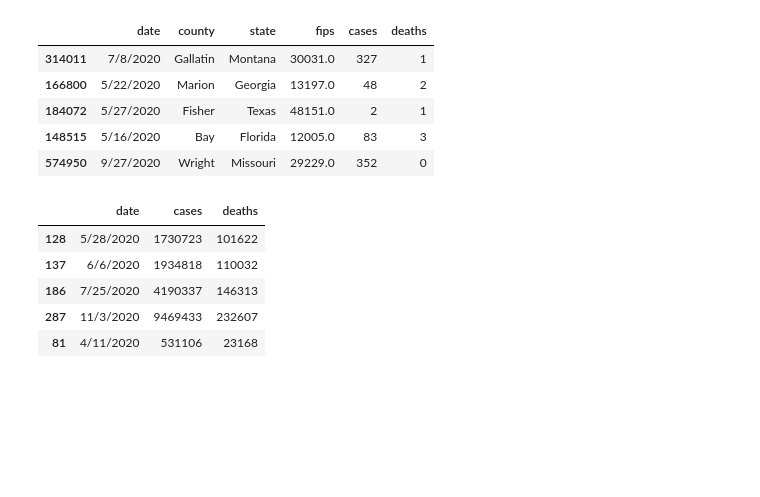
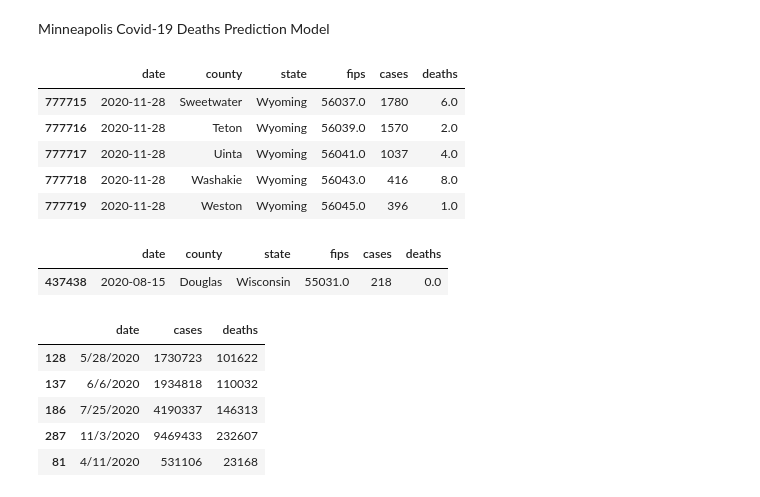
Before and after one commit to searanch/covid-19-predictions, a Jupyter notebook: minneapolis.ipynb, the cells around one changed output. Saved outputs shown, nothing was run; the diff lists cells and outputs as text; code cells hidden in the pictures; blank space fills up the shorter version.

Commit message:
Runs. Updated new predictions and checked predictions.

```diff
--- a/minneapolis.ipynb
+++ b/minneapolis.ipynb
@@ -13,14 +15,32 @@ from datetime import datetime
+# %% [markdown]
+Minneapolis Covid-19 Deaths Prediction Model
 # %%
 # load county data
 counties = pd.read_csv('us-counties.csv')
-counties.sample(5)
+counties.tail(5)
 # %% [output]
 |  | date | county | state | fips | cases | deaths |
-| 314011 | 7/8/2020 | Gallatin | Montana | 30031.0 | 327 | 1 |
-| 166800 | 5/22/2020 | Marion | Georgia | 13197.0 | 48 | 2 |
-| 184072 | 5/27/2020 | Fisher | Texas | 48151.0 | 2 | 1 |
-| 148515 | 5/16/2020 | Bay | Florida | 12005.0 | 83 | 3 |
-| 574950 | 9/27/2020 | Wright | Missouri | 29229.0 | 352 | 0 |
+| 777715 | 2020-11-28 | Sweetwater | Wyoming | 56037.0 | 1780 | 6.0 |
+| 777716 | 2020-11-28 | Teton | Wyoming | 56039.0 | 1570 | 2.0 |
+| 777717 | 2020-11-28 | Uinta | Wyoming | 56041.0 | 1037 | 4.0 |
+| 777718 | 2020-11-28 | Washakie | Wyoming | 56043.0 | 416 | 8.0 |
+| 777719 | 2020-11-28 | Weston | Wyoming | 56045.0 | 396 | 1.0 |
+# %%
+# trying to upload raw csv
+url = "https://raw.githubusercontent.com/nytimes/covid-19-data/master/us-counties.csv" # Make sure the url is the raw version of the file on GitHub
+download = requests.get(url).content
+
+# Reading the downloaded content and turning it into a pandas dataframe
+
+df = pd.read_csv(io.StringIO(download.decode('utf-8')))
+
+#call sample
+# Reading the downloaded content and turning it into a pandas dataframe
+
+df.sample()
+# %% [output]
+|  | date | county | state | fips | cases | deaths |
+| 437438 | 2020-08-15 | Douglas | Wisconsin | 55031.0 | 218 | 0.0 |
 # %%
 states = pd.read_csv('us.csv')
 states.sample(5)
```
Also changed, not shown: parts of 22 cells of this notebook, 1 other file.
